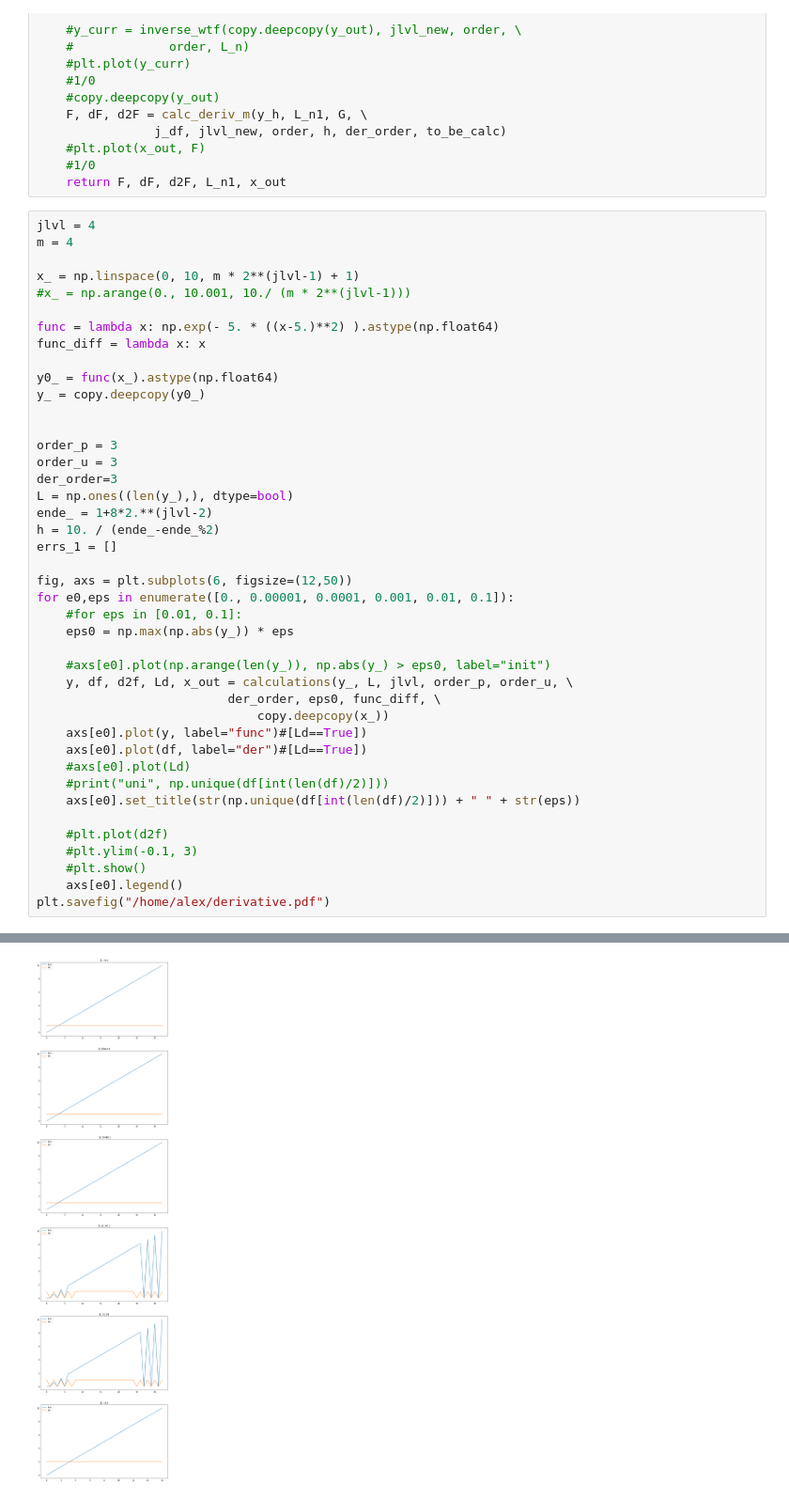
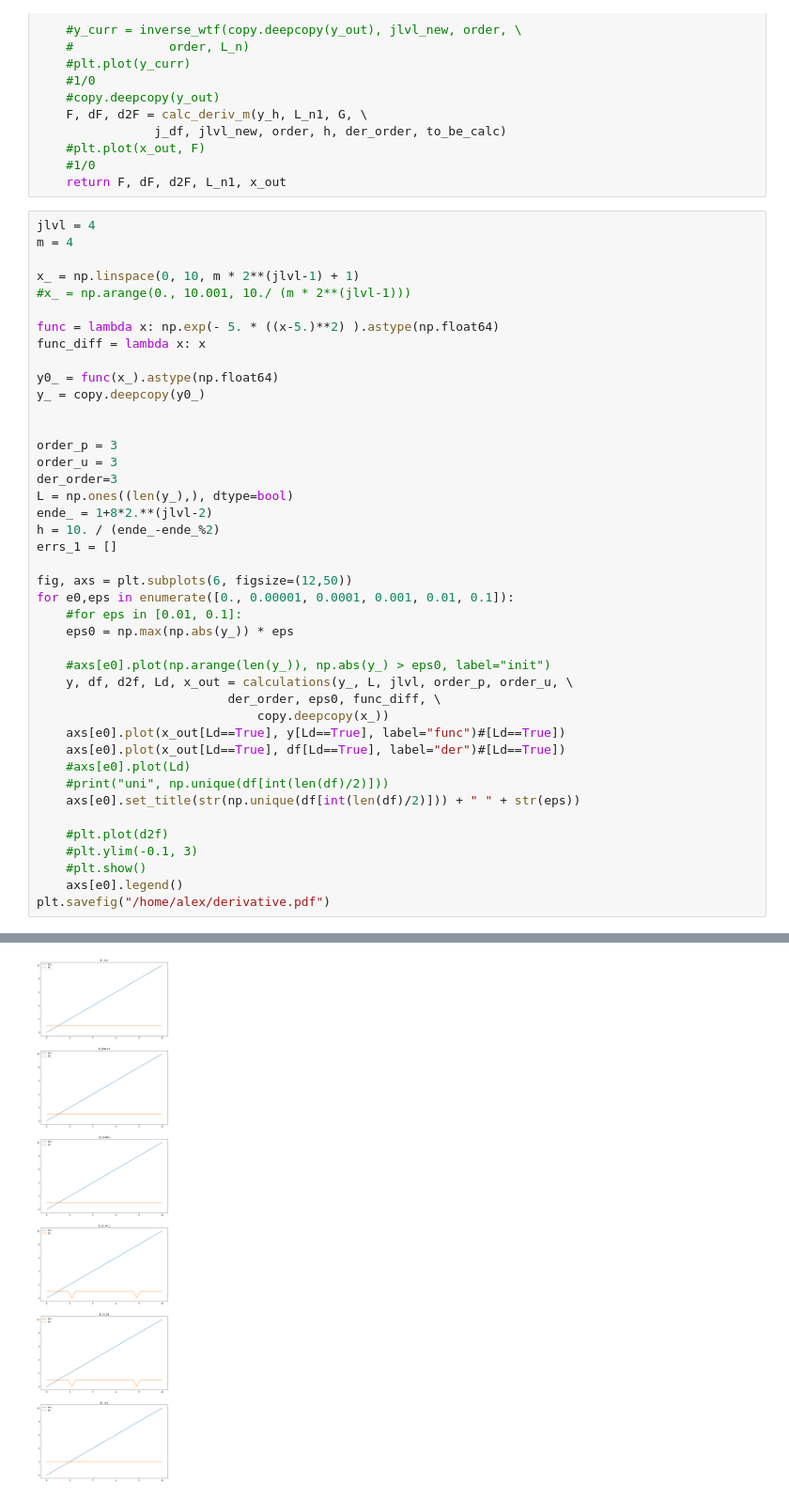
Before and after one commit to RedShift51/wavelets, a Jupyter notebook: wavelets_new.ipynb, the cells around one changed output, grey strips where cells are left out. Shown at 94% size. Drawn from its saved outputs; the diff is of its cells as text.

Commit message:
plot masked

```diff
--- a/wavelets_new.ipynb
+++ b/wavelets_new.ipynb
@@ -1307,33 +1310,33 @@ fig, axs = plt.subplots(6, figsize=(12,50))
 for e0,eps in enumerate([0., 0.00001, 0.0001, 0.001, 0.01, 0.1]):
     #for eps in [0.01, 0.1]:
     eps0 = np.max(np.abs(y_)) * eps
 
     #axs[e0].plot(np.arange(len(y_)), np.abs(y_) > eps0, label="init")
     y, df, d2f, Ld, x_out = calculations(y_, L, jlvl, order_p, order_u, \
                           der_order, eps0, func_diff, \
                               copy.deepcopy(x_))
-    axs[e0].plot(y, label="func")#[Ld==True])
-    axs[e0].plot(df, label="der")#[Ld==True])
+    axs[e0].plot(x_out[Ld==True], y[Ld==True], label="func")#[Ld==True])
+    axs[e0].plot(x_out[Ld==True], df[Ld==True], label="der")#[Ld==True])
     #axs[e0].plot(Ld)
     #print("uni", np.unique(df[int(len(df)/2)]))
     axs[e0].set_title(str(np.unique(df[int(len(df)/2)])) + " " + str(eps))
 
     #plt.plot(d2f)
     #plt.ylim(-0.1, 3)
     #plt.show()
     axs[e0].legend()
 plt.savefig("/home/alex/derivative.pdf")
 # %% [output]
 ================= 4 4
 33 -----------
 ================= 4 4
 33 -----------
 ================= 4 4
 33 -----------
 ================= 4 4
 33 -----------
 ================= 4 4
 33 -----------
 ================= 4 3
 17 -----------
-[figure, old version]
+[figure, new version]
```
Also changed, not shown: parts of 1 cell of this notebook.
